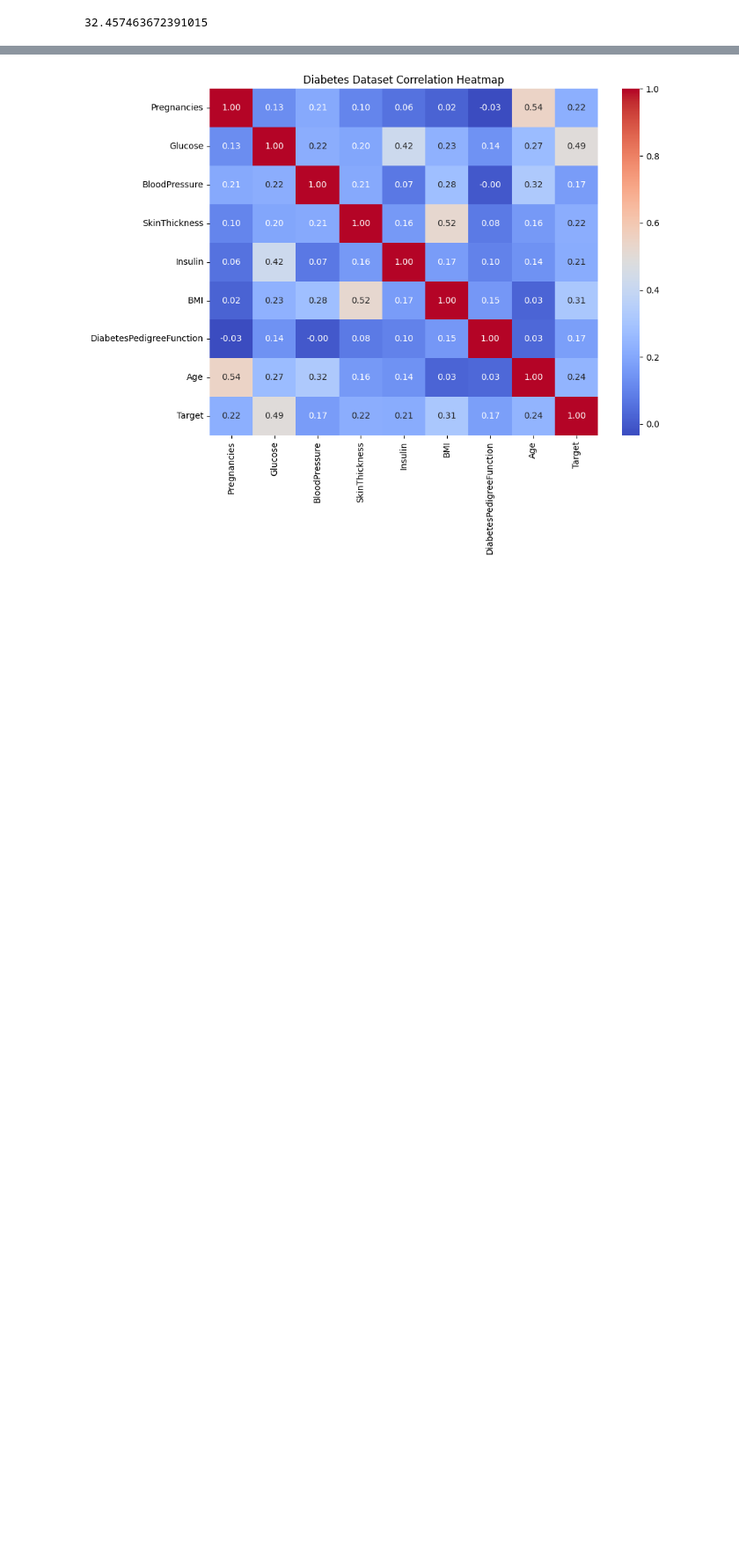
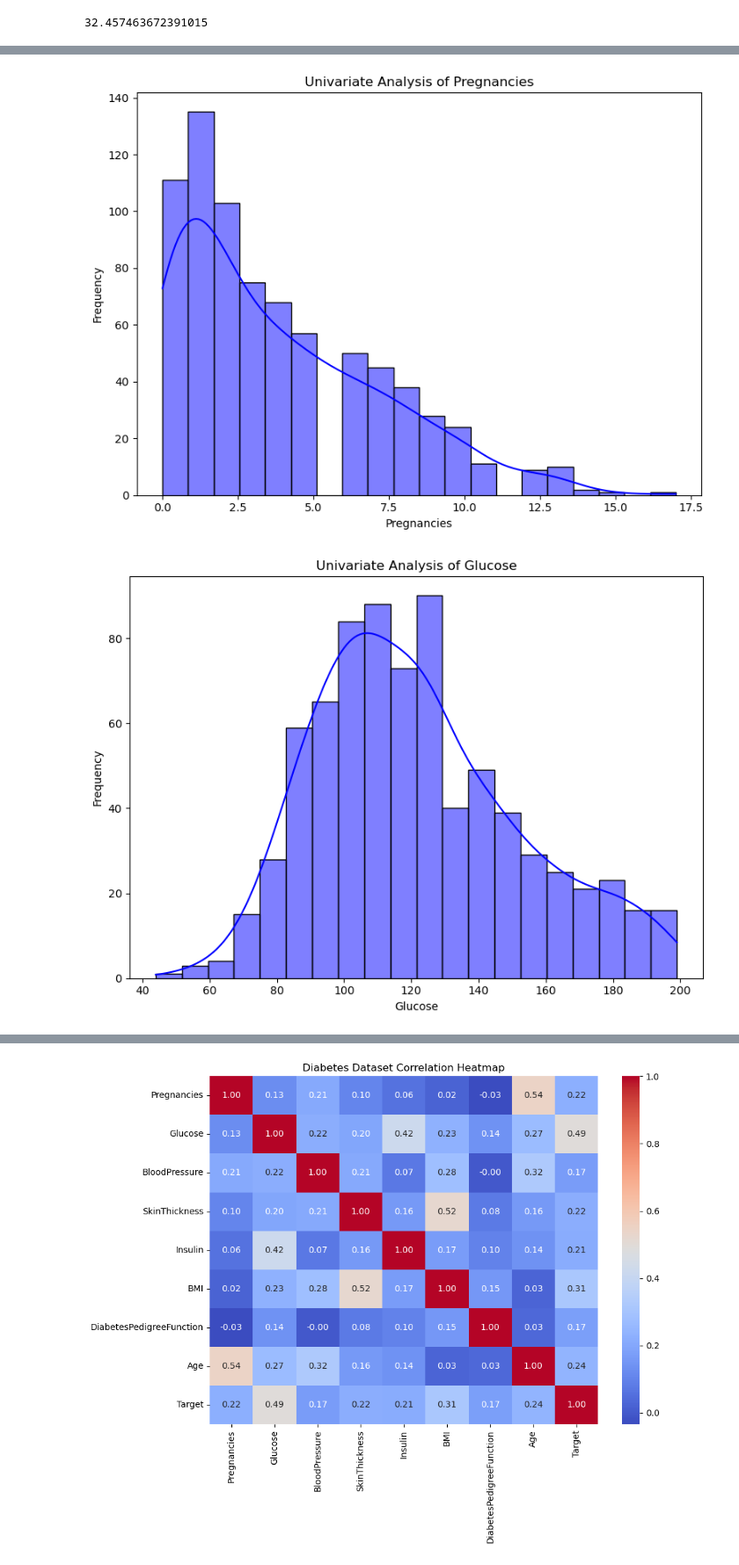
Before and after one commit to Aman-ali76/diabetes-prediction-model, a Jupyter notebook: Aman 195.ipynb, the cells around one changed output, grey strips where cells are left out. Shown at 88% size. Drawn from its saved outputs; the diff is of its cells as text; code cells hidden in the pictures; blank space fills up the shorter version.

```diff
--- a/Aman 195.ipynb
+++ b/Aman 195.ipynb
@@ -1137,0 +1138,27 @@ np.float64(3.019083661355125)
+# %%
+column_all = [
+    'Pregnancies',
+    'Glucose',
+    'BloodPressure',
+    'SkinThickness',
+    'Insulin',
+    'BMI',
+    'DiabetesPedigreeFunction',
+    'Age'
+]
+
+for col in column_all:
+    univarient.visualize_univariate(
+        data=df,
+        column=col,
+        use_sns=True,
+        sns_kinds=['dist'],
+        color='blue',
+        bins=20,
+        title_prefix=f"Univariate Analysis of {col}",
+        xlabel=col,
+        ylabel='Frequency'
+    )
+# %% [output]
+[figure, added]
+[figure, added]
```
Also changed, not shown: parts of 6 cells of this notebook, 1 other file.
